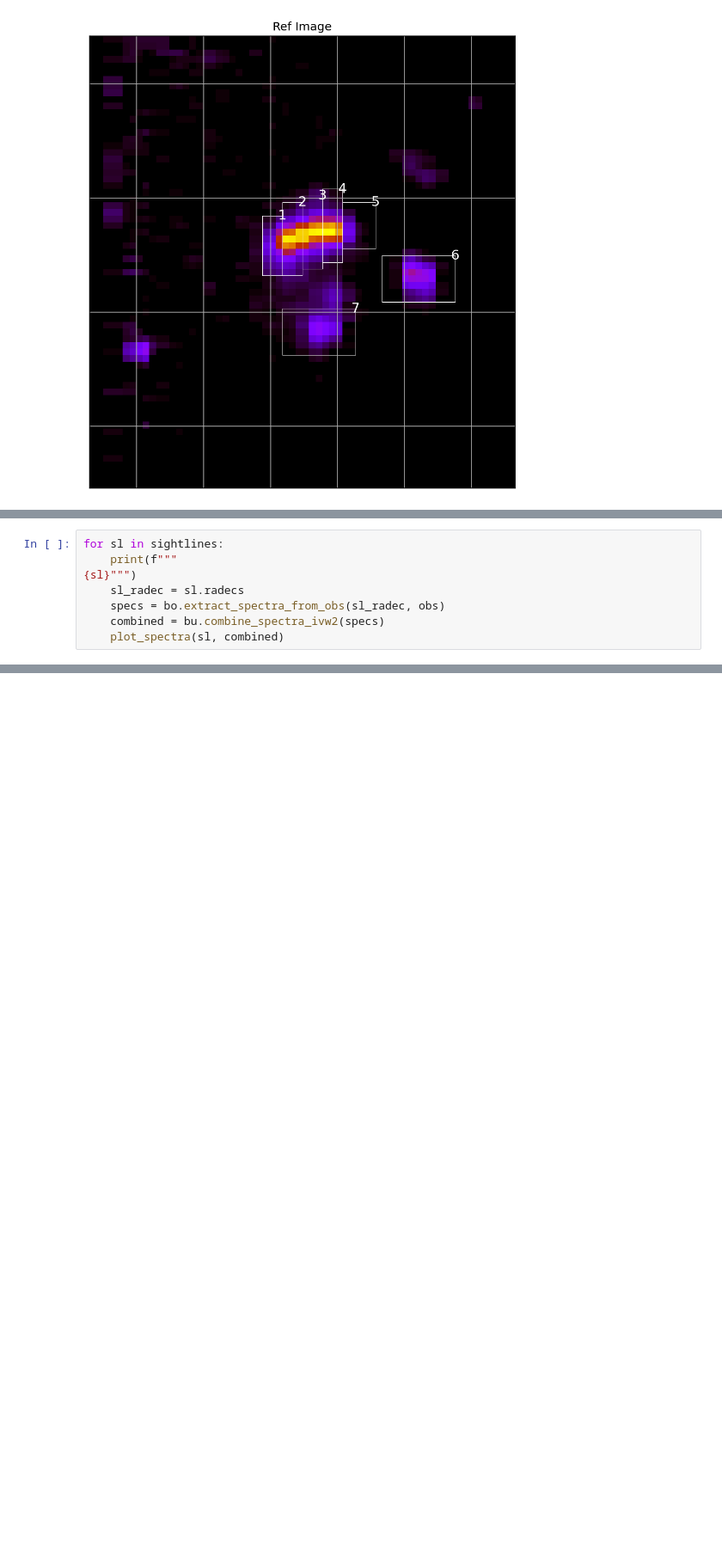
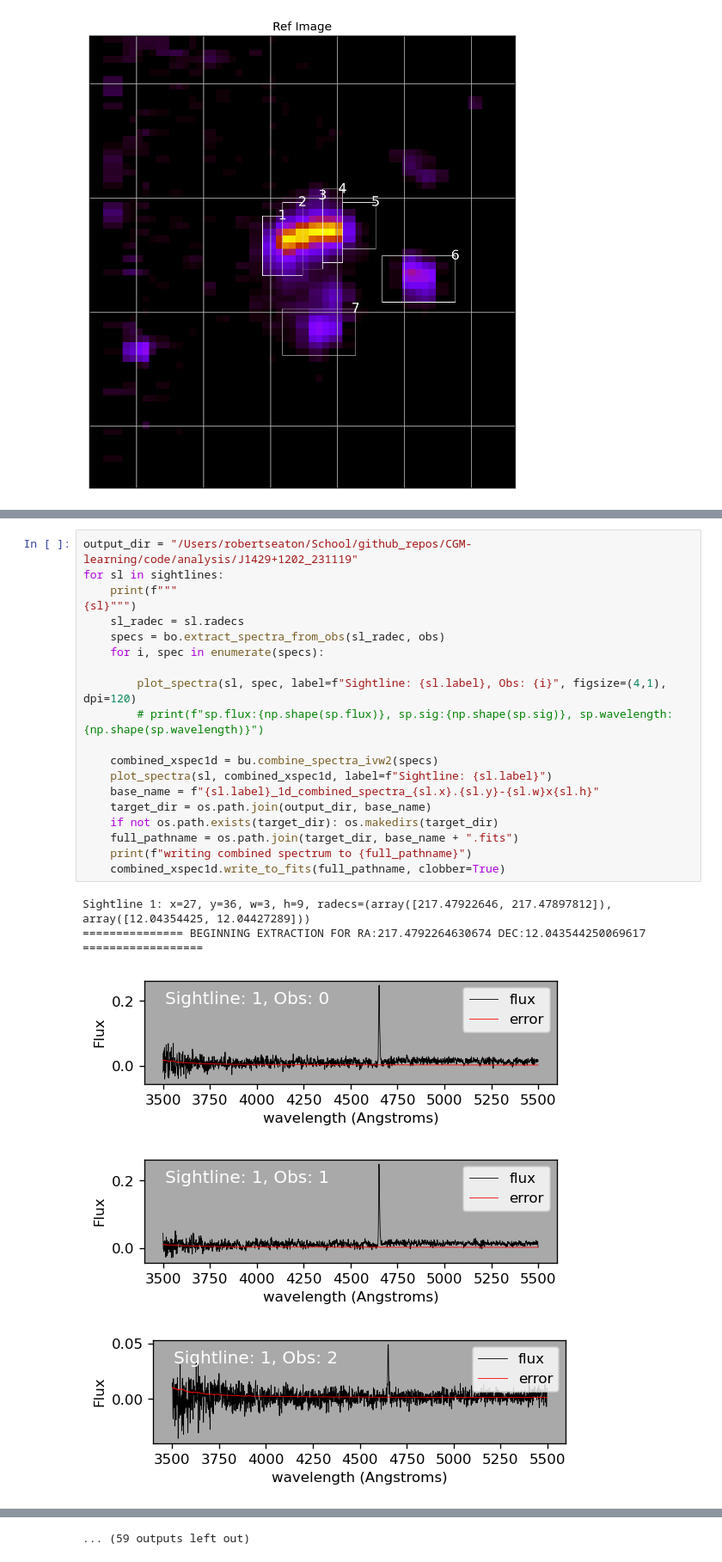
Before and after one commit to jerichoBob/CGM-learning, a Jupyter notebook: code/notebooks/1. modified_sightlines_extraction_boxes.ipynb, the cells around one changed output, grey strips where cells are left out. Shown at 86% size. Saved outputs shown, nothing was run; the diff lists cells and outputs as text; blank space fills up the shorter version.

Commit message:
spectra w/ modified boxes ivw across 7 obs to file

```diff
--- a/code/notebooks/1. modified_sightlines_extraction_boxes.ipynb
+++ b/code/notebooks/1. modified_sightlines_extraction_boxes.ipynb
@@ -154,11 +163,3 @@ def plot_spectra(sl, spec_block):
     ax_spec.set_facecolor('darkgrey')
 
     display(fig) # plots the figure as a static png
-# %%
-for sl in sightlines:
-    print(f"""
-{sl}""")
-    sl_radec = sl.radecs
-    specs = bo.extract_spectra_from_obs(sl_radec, obs)
-    combined = bu.combine_spectra_ivw2(specs)
-    plot_spectra(sl, combined)
@@ -256,0 +166,26 @@ fluxlen=2000
+# %%
+output_dir = "/Users/robertseaton/School/github_repos/CGM-learning/code/analysis/J1429+1202_231119"
+for sl in sightlines:
+    print(f"""
+{sl}""")
+    sl_radec = sl.radecs
+    specs = bo.extract_spectra_from_obs(sl_radec, obs)
+    for i, spec in enumerate(specs):
+
+        plot_spectra(sl, spec, label=f"Sightline: {sl.label}, Obs: {i}", figsize=(4,1), dpi=120)
+        # print(f"sp.flux:{np.shape(sp.flux)}, sp.sig:{np.shape(sp.sig)}, sp.wavelength:{np.shape(sp.wavelength)}")
+
+    combined_xspec1d = bu.combine_spectra_ivw2(specs)
+    plot_spectra(sl, combined_xspec1d, label=f"Sightline: {sl.label}")
+    base_name = f"{sl.label}_1d_combined_spectra_{sl.x}.{sl.y}-{sl.w}x{sl.h}"
+    target_dir = os.path.join(output_dir, base_name)
+    if not os.path.exists(target_dir): os.makedirs(target_dir)
+    full_pathname = os.path.join(target_dir, base_name + ".fits")
+    print(f"writing combined spectrum to {full_pathname}")
+    combined_xspec1d.write_to_fits(full_pathname, clobber=True)
+# %% [output]
+Sightline 1: x=27, y=36, w=3, h=9, radecs=(array([217.47922646, 217.47897812]), array([12.04354425, 12.04427289]))
+=============== BEGINNING EXTRACTION FOR RA:217.4792264630674 DEC:12.043544250069617 ==================
+[figure, added]
+[figure, added]
+[figure, added]
@@ -256,0 +205 @@ fluxlen=2000
+... (59 outputs left out)
```
Also changed, not shown: parts of 9 cells of this notebook, 2 other files.
